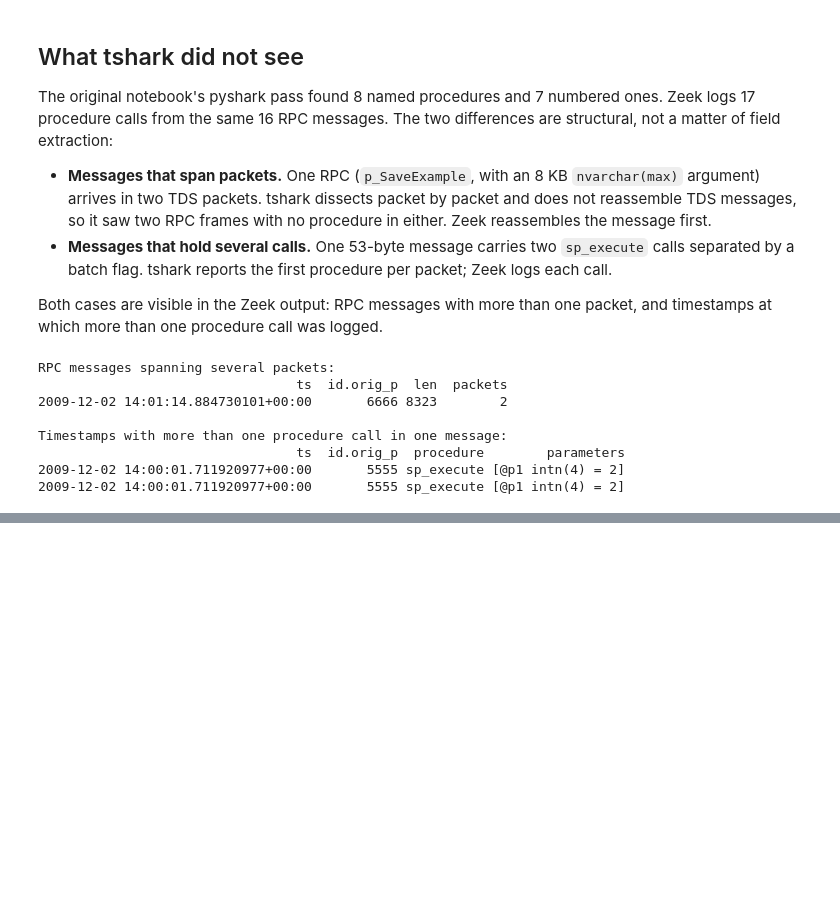
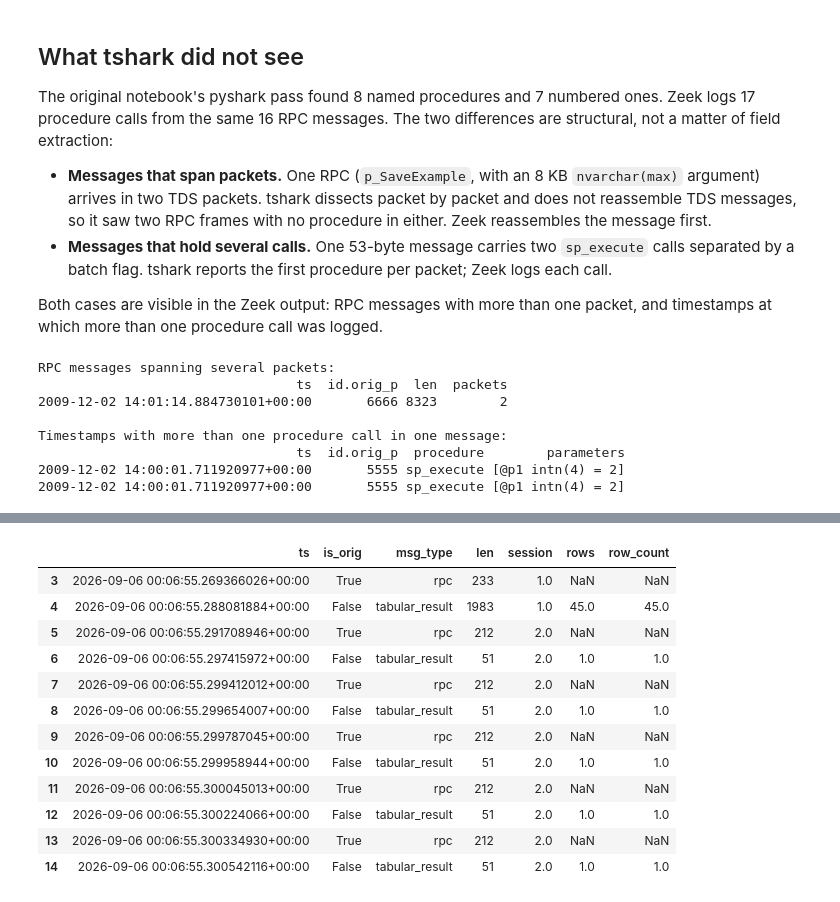
Before and after one commit to dgunter/Blog-Code, a Jupyter notebook: TDS Analysis/tds-zeek.ipynb, the cells around one changed output, grey strips where cells are left out. Drawn from its saved outputs; the diff is of its cells as text; code cells hidden in the pictures; blank space fills up the shorter version.

```diff
--- a/TDS Analysis/tds-zeek.ipynb
+++ b/TDS Analysis/tds-zeek.ipynb
@@ -261,0 +261,26 @@ shutil.rmtree(logs, ignore_errors=True)
+# %%
+import urllib.request
+
+CORPUS = "https://raw.githubusercontent.com/dgunter/zeek-tds/v0.2.0/testing/Traces"
+TRACES = [
+    "sqledge-pytds-workload",
+    "sqledge-pytds-failed-login",
+    "sqledge-freetds",
+    "sqledge-pytds-ntlm",
+    "sqledge-dotnet-mars",
+    "ssrp-browser",
+]
+captures = Path(tempfile.mkdtemp(prefix="zeek-tds-corpus-"))
+for name in TRACES:
+    urllib.request.urlretrieve(f"{CORPUS}/{name}.pcap", captures / f"{name}.pcap")
+
+runs = {
+    name: run_zeek(captures / f"{name}.pcap", "TDS::log_results=T", "TDS::result_sample_rows=3")
+    for name in TRACES
+}
+{
+    name: sorted(
+        p.name for p in out.glob("*.log") if p.name not in ("packet_filter.log", "conn.log")
+    )
+    for name, out in runs.items()
+}
@@ -261,0 +415,17 @@ shutil.rmtree(logs, ignore_errors=True)
+# %%
+mars = load("tds", runs["sqledge-dotnet-mars"])
+mars[["ts", "is_orig", "msg_type", "len", "session", "rows", "row_count"]].iloc[3:15]
+# %% [output]
+|  | ts | is_orig | msg_type | len | session | rows | row_count |
+| 3 | 2026-09-06 00:06:55.269366026+00:00 | True | rpc | 233 | 1.0 | NaN | NaN |
+| 4 | 2026-09-06 00:06:55.288081884+00:00 | False | tabular_result | 1983 | 1.0 | 45.0 | 45.0 |
+| 5 | 2026-09-06 00:06:55.291708946+00:00 | True | rpc | 212 | 2.0 | NaN | NaN |
+| 6 | 2026-09-06 00:06:55.297415972+00:00 | False | tabular_result | 51 | 2.0 | 1.0 | 1.0 |
+| 7 | 2026-09-06 00:06:55.299412012+00:00 | True | rpc | 212 | 2.0 | NaN | NaN |
+| 8 | 2026-09-06 00:06:55.299654007+00:00 | False | tabular_result | 51 | 2.0 | 1.0 | 1.0 |
+| 9 | 2026-09-06 00:06:55.299787045+00:00 | True | rpc | 212 | 2.0 | NaN | NaN |
+| 10 | 2026-09-06 00:06:55.299958944+00:00 | False | tabular_result | 51 | 2.0 | 1.0 | 1.0 |
+| 11 | 2026-09-06 00:06:55.300045013+00:00 | True | rpc | 212 | 2.0 | NaN | NaN |
+| 12 | 2026-09-06 00:06:55.300224066+00:00 | False | tabular_result | 51 | 2.0 | 1.0 | 1.0 |
+| 13 | 2026-09-06 00:06:55.300334930+00:00 | True | rpc | 212 | 2.0 | NaN | NaN |
+| 14 | 2026-09-06 00:06:55.300542116+00:00 | False | tabular_result | 51 | 2.0 | 1.0 | 1.0 |
```
Also changed, not shown: parts of 21 cells of this notebook.
